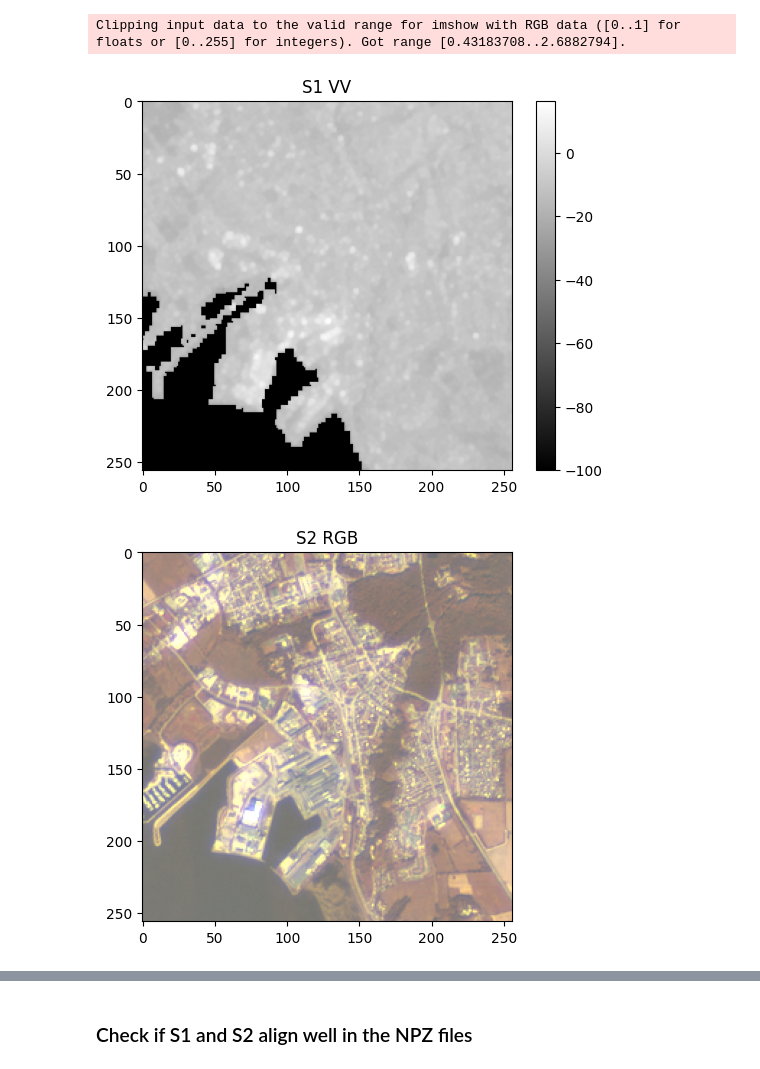
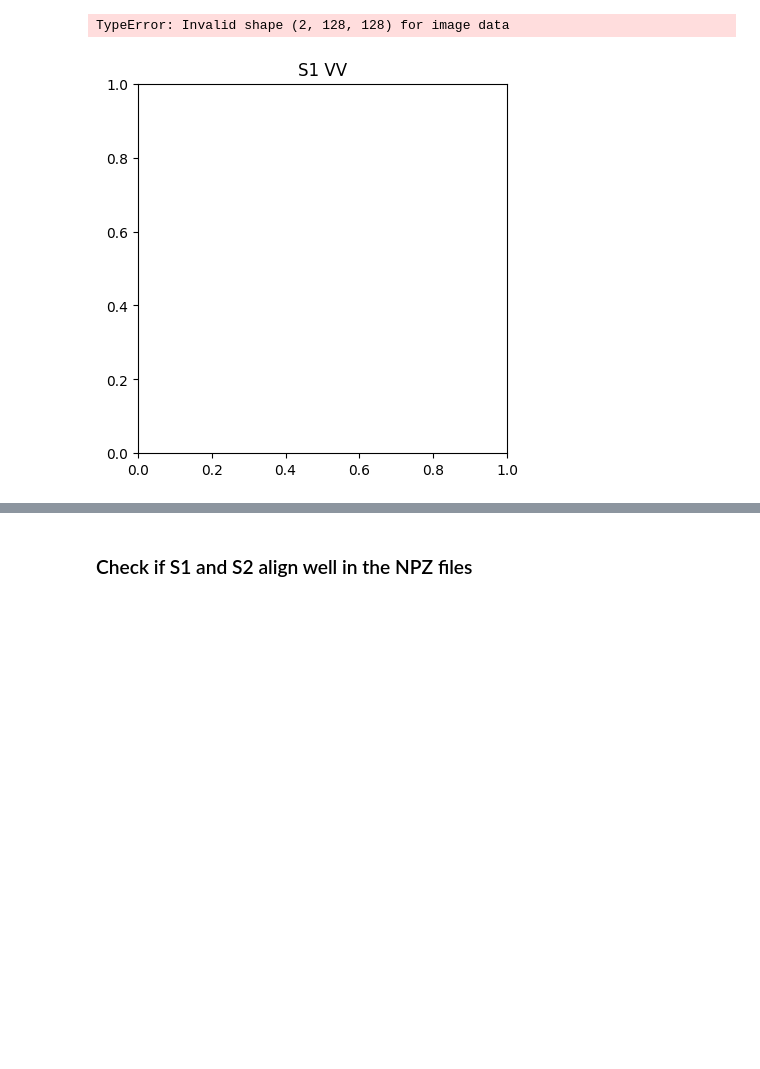
Before and after one commit to jakoblund2/Bachelorprojekt, a Jupyter notebook: Kode/pipeline/check-npz.ipynb, the cells around one changed output, grey strips where cells are left out. Cells and saved outputs as stored; diff of their text form; code cells hidden in the pictures; blank space fills up the shorter version.

```diff
--- a/Kode/pipeline/check-npz.ipynb
+++ b/Kode/pipeline/check-npz.ipynb
@@ -1,24 +1,24 @@
 # %%
 import matplotlib.pyplot as plt
 import numpy as np
 
 #p = "/home/jakob/Bachelorprojekt/Kode/pipeline3/data/tiles_npz/S2A_MSIL2A_20250818T103041_N0511_R108_T33VUC_20250818T143613_r6400_c9728.npz"
 #p = "/home/jakob/Bachelorprojekt/Kode/pipeline3/data/tiles_npz/S2A_MSIL2A_20250818T103041_N0511_R108_T33UUB_20250818T143613_r9984_c2560.npz"
 #p = "/home/jakob/Bachelorprojekt/Kode/pipeline3/data/tiles_npz/S2A_MSIL2A_20250818T103041_N0511_R108_T32UNG_20250818T143613_r4352_c8960.npz"
 #p = "/home/jakob/Bachelorprojekt/Kode/pipeline3/data/tiles_npz/S2A_MSIL2A_20250818T103041_N0511_R108_T32UNG_20250818T143613_r0_c2304.npz"
 #p = "/home/jakob/Bachelorprojekt/Kode/pipeline3/data/tiles_npz/S2A_MSIL2A_20250818T103041_N0511_R108_T32VNH_20250818T143613_r9216_c6400.npz"
-p = "/home/jakob/Bachelorprojekt/Kode/pipeline3/data/tiles_npz/S2B_MSIL2A_20250818T101559_N0511_R065_T32VPH_20250818T125628_r9216_c8704.npz"
+#p = "/home/jakob/Bachelorprojekt/Kode/pipeline3/data/tiles_npz/S2B_MSIL2A_20250818T101559_N0511_R065_T32VPH_20250818T125628_r9216_c8704.npz"
+p = "/home/jakob/Bachelorprojekt/Kode/pipeline4-stitch-copernicus/data/tiles_npz/smoke_test__S2B_MSIL2A_20250612T102559_N0511_R108_20250612T124505__S1A_IW_GRDH_1SDV_20250612T170152_20250612T170217_059616_0766D2_670D.SAFE.npz"
 d = np.load(p, allow_pickle=True)
 
 vv = d["s1"][0]
 rgb = np.stack([d["s2"][2], d["s2"][1], d["s2"][0]], axis=-1)  # R,G,B
 mask = d["valid"].astype(bool)
 
 plt.figure(); plt.title("S1 VV"); plt.imshow(vv, cmap="gray"); plt.colorbar()
 plt.figure(); plt.title("S2 RGB"); plt.imshow(rgb / np.percentile(rgb, 98))
 plt.figure(); plt.title("Valid mask"); plt.imshow(mask)
 plt.show()
 # %% [output]
-Clipping input data to the valid range for imshow with RGB data ([0..1] for floats or [0..255] for integers). Got range [0.43183708..2.6882794].
+TypeError: Invalid shape (2, 128, 128) for image data
-[figure, old version]
+[figure, new version]
-[figure, removed]
```
Also changed, not shown: parts of 1 cell of this notebook, 4 other files.
